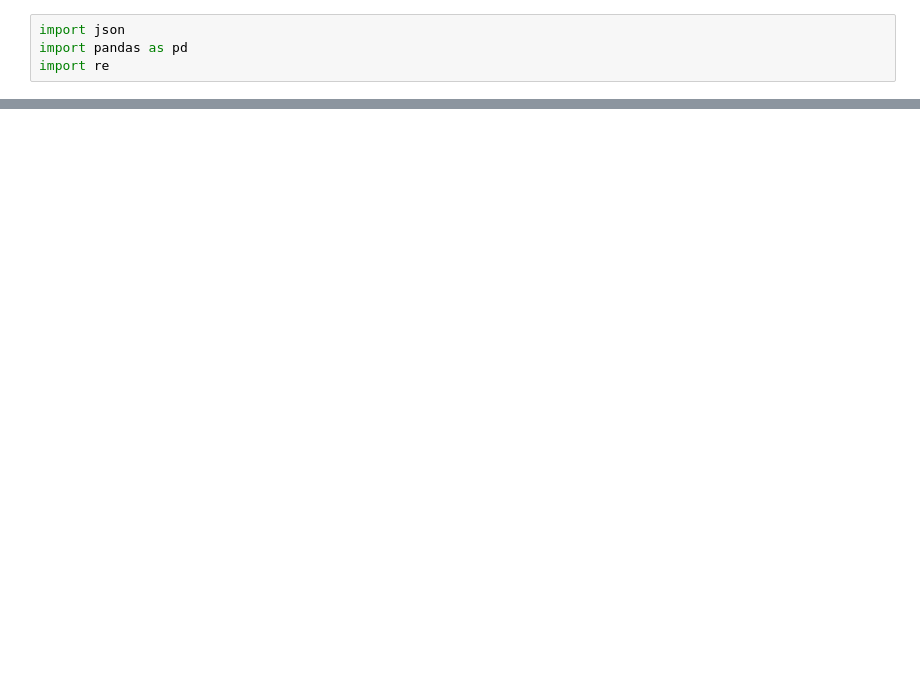
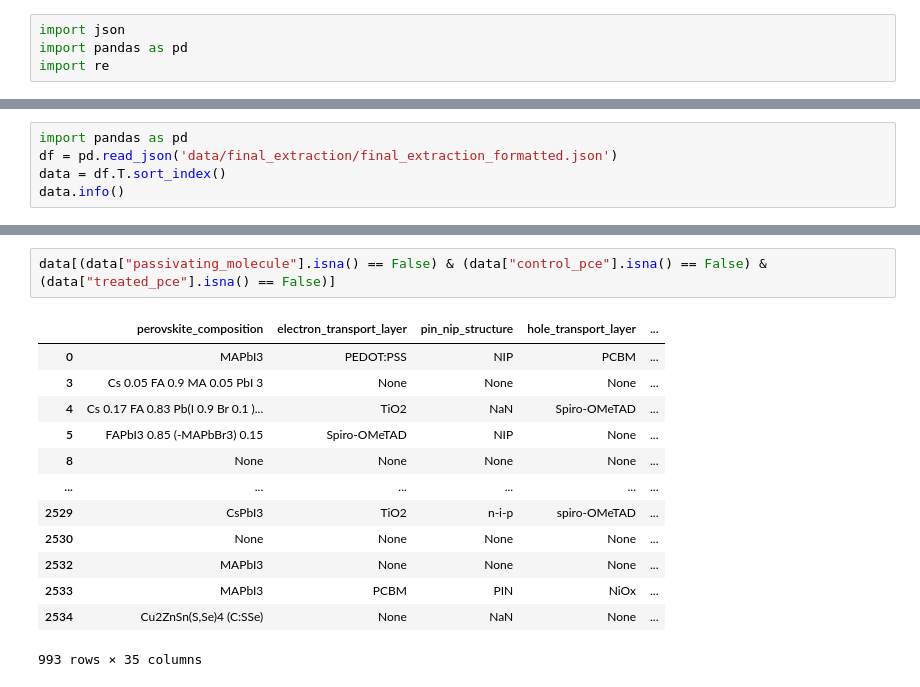
Before and after one commit to kanggunh/DSC180_B11_Q2, a Jupyter notebook: df_to_json.ipynb, the cells around one changed output, grey strips where cells are left out. Saved outputs shown, nothing was run; the diff lists cells and outputs as text; blank space fills up the shorter version.

```diff
--- a/df_to_json.ipynb
+++ b/df_to_json.ipynb
@@ -70,0 +120,5 @@ with open('data/schema2/llama_8bit_finetuned.json', 'w') as f:
+# %%
+import pandas as pd
+df = pd.read_json('data/final_extraction/final_extraction_formatted.json')
+data = df.T.sort_index()
+data.info()
@@ -70,0 +143,16 @@ with open('data/schema2/llama_8bit_finetuned.json', 'w') as f:
+# %%
+data[(data["passivating_molecule"].isna() == False) & (data["control_pce"].isna() == False) & (data["treated_pce"].isna() == False)]
+# %% [output]
+|  | perovskite_composition | electron_transport_layer | pin_nip_structure | hole_transport_layer | ... |
+| 0 | MAPbI3 | PEDOT:PSS | NIP | PCBM | ... |
+| 3 | Cs 0.05 FA 0.9 MA 0.05 PbI 3 | None | None | None | ... |
+| 4 | Cs 0.17 FA 0.83 Pb(I 0.9 Br 0.1 )... | TiO2 | NaN | Spiro-OMeTAD | ... |
+| 5 | FAPbI3 0.85 (-MAPbBr3) 0.15 | Spiro-OMeTAD | NIP | None | ... |
+| 8 | None | None | None | None | ... |
+| ... | ... | ... | ... | ... | ... |
+| 2529 | CsPbI3 | TiO2 | n-i-p | spiro-OMeTAD | ... |
+| 2530 | None | None | None | None | ... |
+| 2532 | MAPbI3 | None | None | None | ... |
+| 2533 | MAPbI3 | PCBM | PIN | NiOx | ... |
+| 2534 | Cu2ZnSn(S,Se)4 (C:SSe) | None | NaN | None | ... |
+993 rows × 35 columns
```
Also changed, not shown: parts of 22 cells of this notebook, 33 other files.
